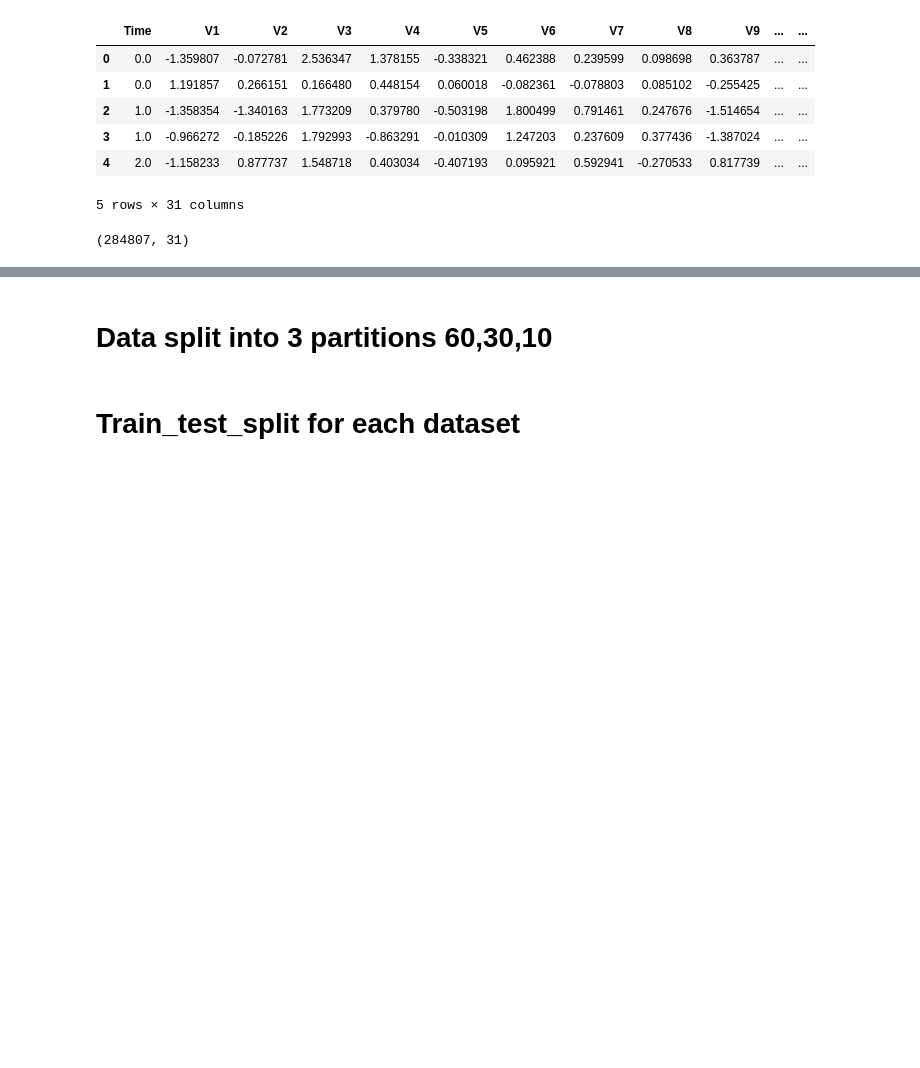
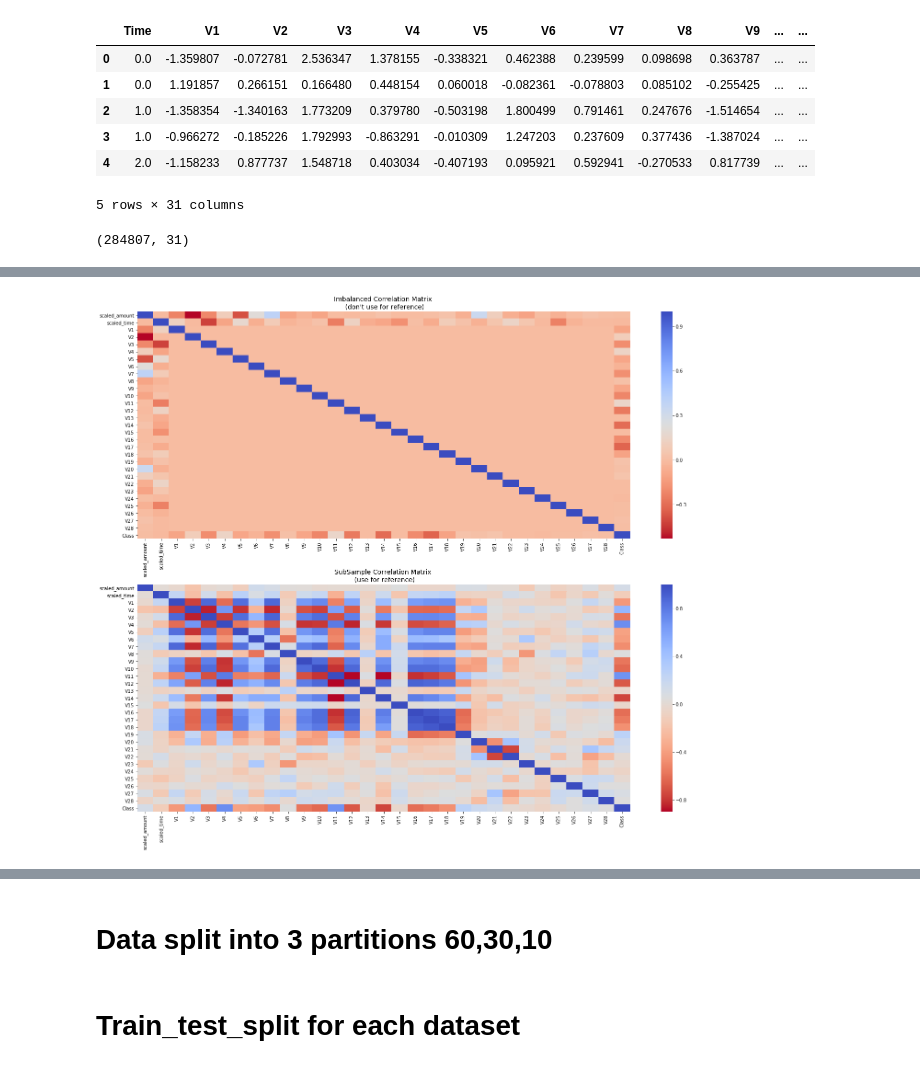
Before and after one commit to ritwikkanodia/Privacy-Preserving-Machine-Learning, a Jupyter notebook: Untitled.ipynb, the cells around one changed output, grey strips where cells are left out. Drawn from its saved outputs; the diff is of its cells as text; code cells hidden in the pictures; blank space fills up the shorter version.

```diff
--- a/Untitled.ipynb
+++ b/Untitled.ipynb
@@ -33,0 +105,17 @@ data['Class'].hist()
+# %%
+# Make sure we use the subsample in our correlation
+
+f, (ax1, ax2) = plt.subplots(2, 1, figsize=(24,20))
+
+# Entire DataFrame
+corr = data.corr()
+sb.heatmap(corr, cmap='coolwarm_r', annot_kws={'size':20}, ax=ax1)
+ax1.set_title("Imbalanced Correlation Matrix \n (don't use for reference)", fontsize=14)
+
+
+sub_sample_corr = new_data.corr()
+sb.heatmap(sub_sample_corr, cmap='coolwarm_r', annot_kws={'size':20}, ax=ax2)
+ax2.set_title('SubSample Correlation Matrix \n (use for reference)', fontsize=14)
+plt.show()
+# %% [output]
+[figure, added]
```
Also changed, not shown: parts of 39 cells of this notebook.
